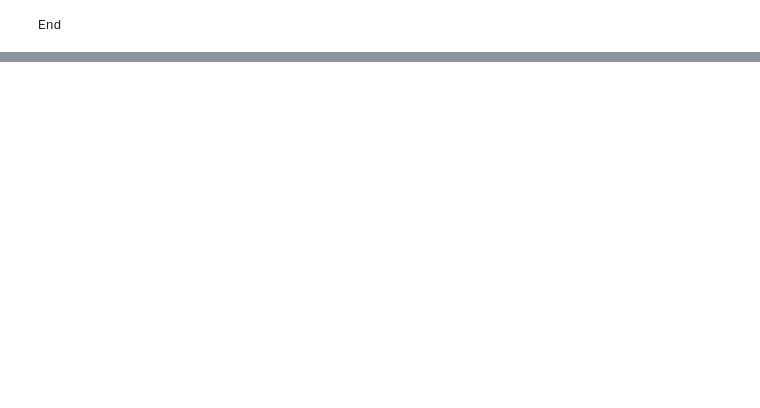
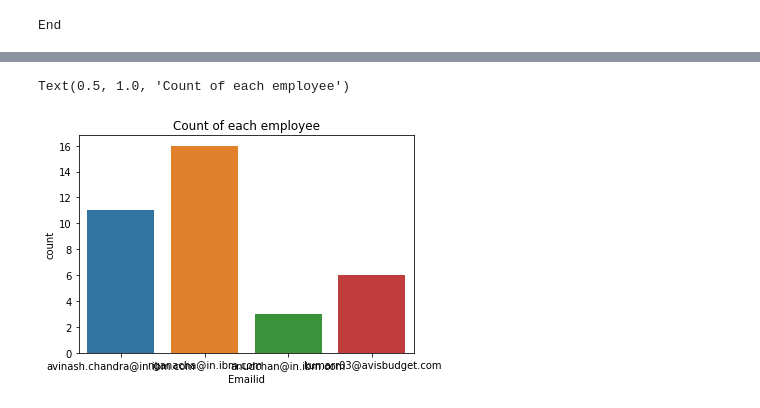
Before and after one commit to SudhakarAnemu/AI-DS-ML-DL-, a Jupyter notebook: LogAnalysis.ipynb, the cells around one changed output, grey strips where cells are left out. Drawn from its saved outputs; the diff is of its cells as text; code cells hidden in the pictures; blank space fills up the shorter version.

```diff
--- a/LogAnalysis.ipynb
+++ b/LogAnalysis.ipynb
@@ -90,0 +168,4 @@ This is our new text file
+# %%
+df = pd.read_csv('2ConvCsvFile.csv')
+# %%
+df.columns = ["Date", "Time", "Emailid"]
@@ -90,0 +200,2 @@ This is our new text file
+# %%
+df["Date"]=df["Date"].astype("datetime64")
@@ -90,0 +289,5 @@ This is our new text file
+# %%
+sns.countplot(x='Emailid', data=df).set_title('Count based on employee')
+# %% [output]
+Text(0.5, 1.0, 'Count of each employee')
+[figure, added]
```
Also changed, not shown: parts of 25 cells of this notebook.
